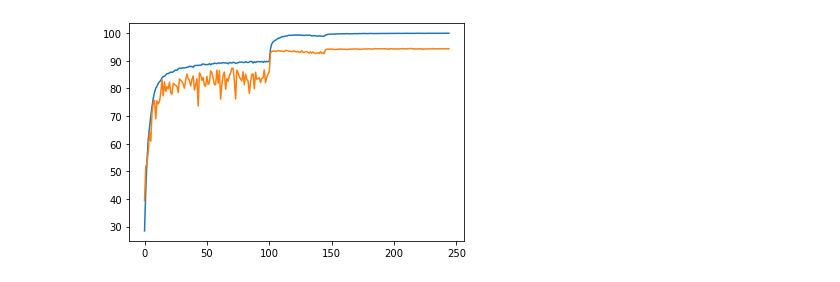
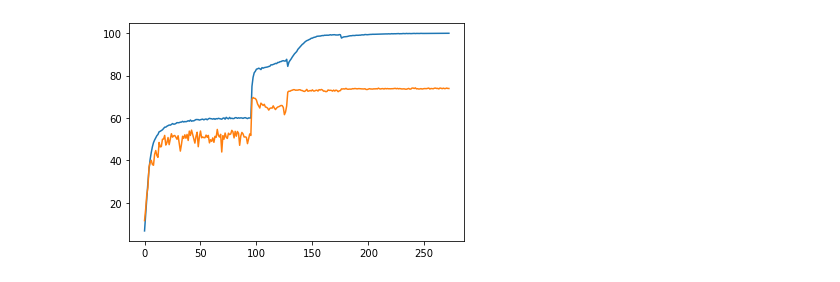
Before and after one commit to Myyyr/classification, a Jupyter notebook: analyse.ipynb, the cells around one changed output. Drawn from its saved outputs; the diff is of its cells as text; code cells hidden in the pictures.

```diff
--- a/analyse.ipynb
+++ b/analyse.ipynb
@@ -14,9 +69,9 @@ def file_to_np(path):
 # %%
-dt = file_to_np("results/fold_resnet18-MSSch/train_epoch_scores.csv")
+dt = file_to_np("results/fold_resnet18_cifar100/train_epoch_scores.csv")
 plt.plot(dt)
-dt = file_to_np("results/fold_resnet18-MSSch/dev_epoch_scores.csv")
+dt = file_to_np("results/fold_resnet18_cifar100/dev_epoch_scores.csv")
 plt.plot(dt)
 
 plt.show()
 # %% [output]
-[figure, old version]
+[figure, new version]
```
Also changed, not shown: parts of 8 cells of this notebook, 5 other files.
